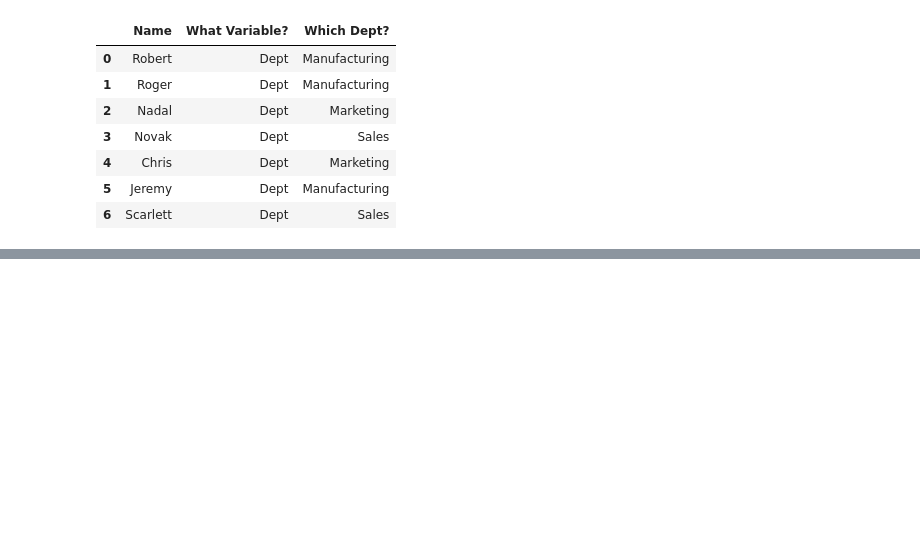
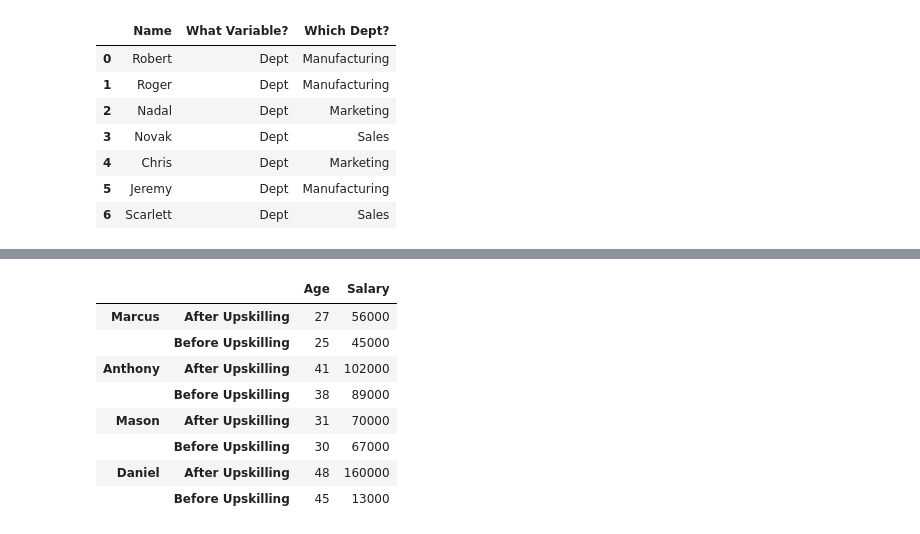
Before and after one commit to JG-Ancona/DigitalNovaScotia, a Jupyter notebook: Python/data_reshaping.ipynb, the cells around one changed output, grey strips where cells are left out. Saved outputs shown, nothing was run; the diff lists cells and outputs as text; code cells hidden in the pictures; blank space fills up the shorter version.

```diff
--- a/Python/data_reshaping.ipynb
+++ b/Python/data_reshaping.ipynb
@@ -106,0 +141,14 @@ pd.melt(company_df, id_vars=['Name'], value_vars=['Dept'],var_name='What Variabl
+# %%
+# level 0 stacking
+
+upskilling_df.stack(level=0)
+# %% [output]
+|  |  | Age | Salary |
+| Marcus | After Upskilling | 27 | 56000 |
+|  | Before Upskilling | 25 | 45000 |
+| Anthony | After Upskilling | 41 | 102000 |
+|  | Before Upskilling | 38 | 89000 |
+| Mason | After Upskilling | 31 | 70000 |
+|  | Before Upskilling | 30 | 67000 |
+| Daniel | After Upskilling | 48 | 160000 |
+|  | Before Upskilling | 45 | 13000 |
```
Also changed, not shown: parts of 4 cells of this notebook.
